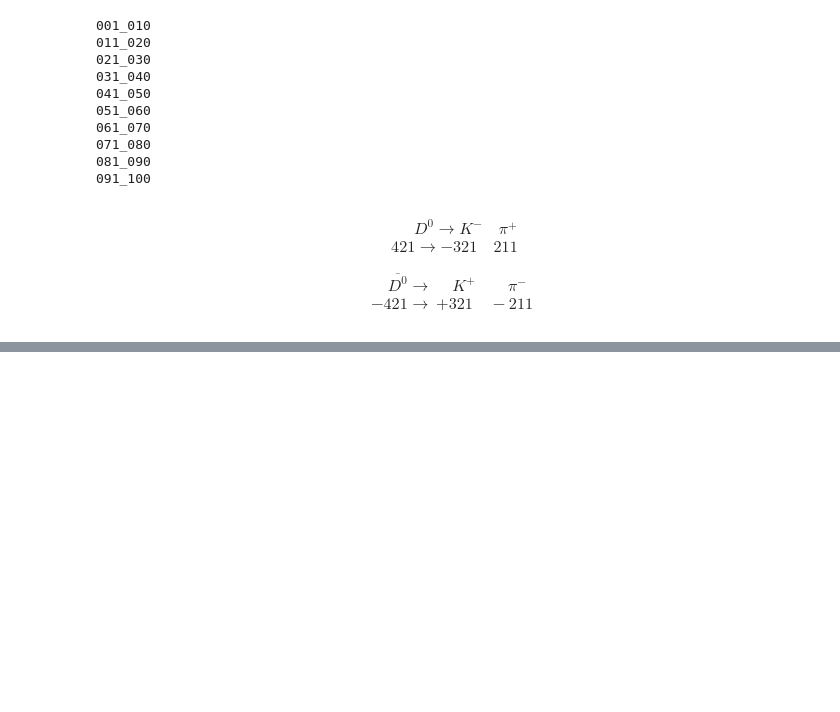
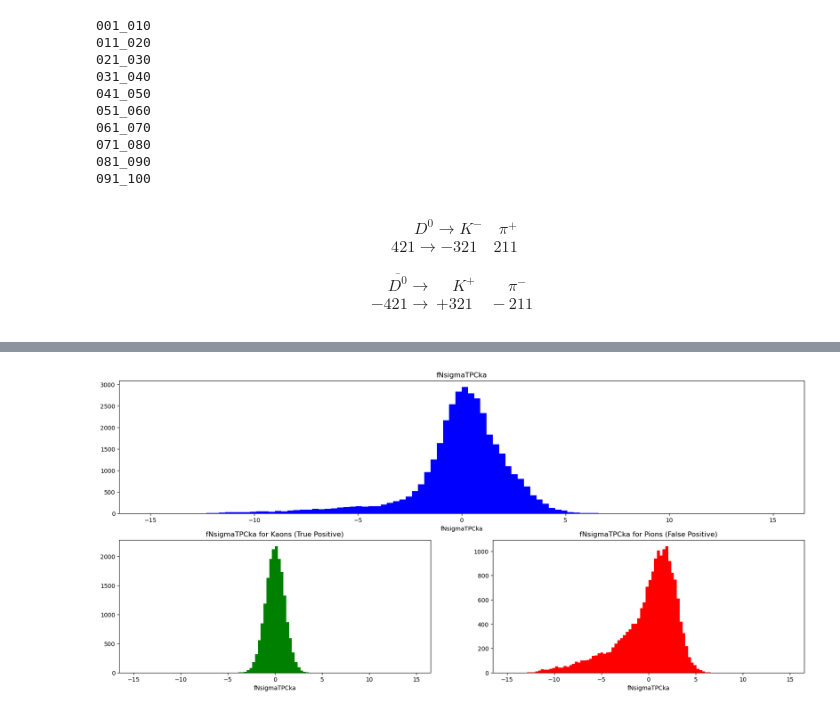
Before and after one commit to LeoPi314/LCPB_Project, a Jupyter notebook: MC_Analysis_D0.ipynb, the cells around one changed output, grey strips where cells are left out. Drawn from its saved outputs; the diff is of its cells as text; code cells hidden in the pictures; blank space fills up the shorter version.

```diff
--- a/MC_Analysis_D0.ipynb
+++ b/MC_Analysis_D0.ipynb
@@ -347,0 +507,22 @@ plt.show()
+# %%
+fig, axes = plt.subplot_mosaic(mosaic, figsize=(21, 9))
+N_BINS = 100
+MIN_TPC, MAX_TPC = -15, +15
+axes["top"].hist(np.concat([final_results["KA_TPCka"],final_results["PI_TPCka"]]), bins=N_BINS, color="blue", range=(MIN_TPC, MAX_TPC))
+axes["top"].set_title("fNsigmaTPCka")
+axes["top"].set_xlabel("fNsigmaTPCka")
+axes["top"].set_label("Counts")
+
+axes["left"].hist(final_results["KA_TPCka"], bins=N_BINS, color="green", range=(MIN_TPC, MAX_TPC))
+axes["left"].set_title("fNsigmaTPCka for Kaons (True Positive)")
+axes["left"].set_xlabel("fNsigmaTPCka")
+axes["left"].set_label("Counts")
+
+axes["right"].hist(final_results["PI_TPCka"], bins=N_BINS, color="red", range=(MIN_TPC, MAX_TPC))
+axes["right"].set_title("fNsigmaTPCka for Pions (False Positive)")
+axes["right"].set_xlabel("fNsigmaTPCka")
+axes["right"].set_label("Counts")
+
+plt.show()
+# %% [output]
+[figure, added]
```
Also changed, not shown: parts of 17 cells of this notebook, 1 other file.
